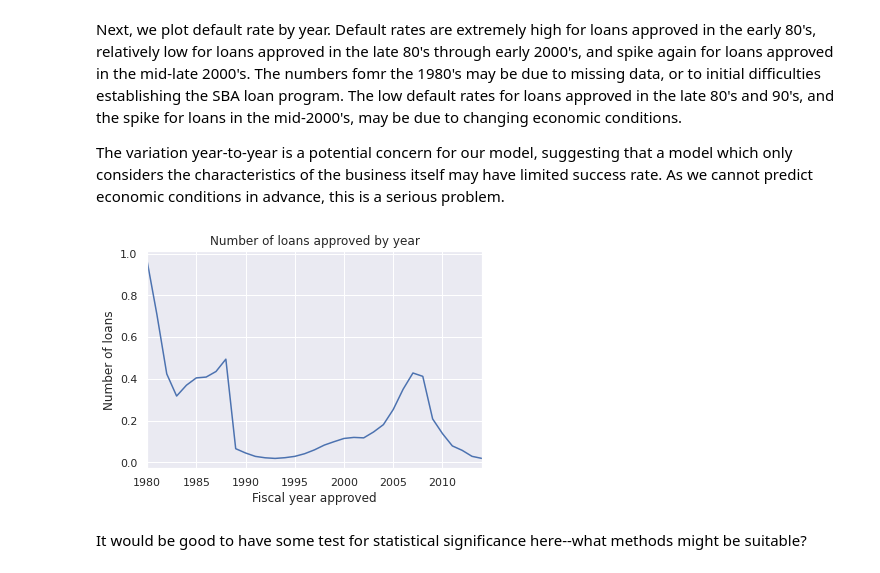
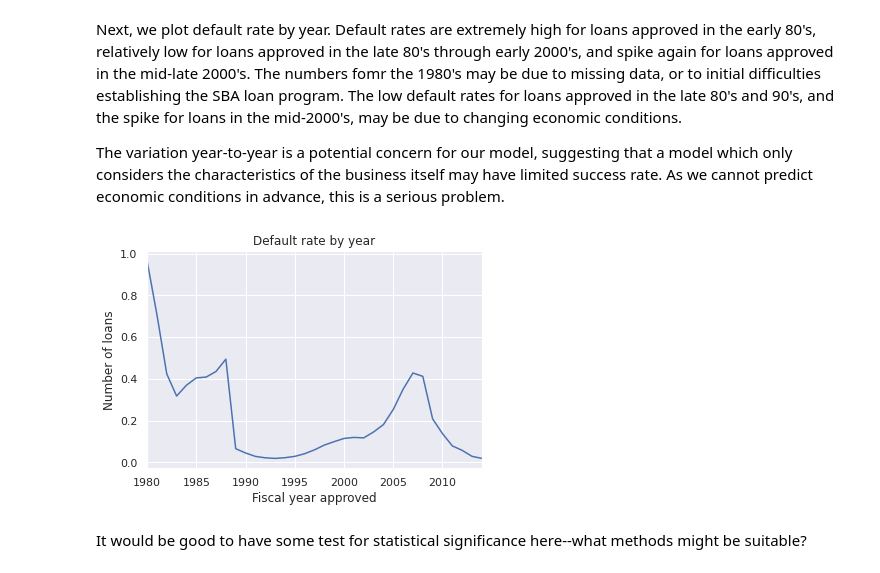
Before and after one commit to rkarpman/SpringboardCapstone2, a Jupyter notebook: Notebooks/4-capstone-EDA.ipynb, the cells around one changed output. Cells and saved outputs as stored; diff of their text form; code cells hidden in the pictures.

Commit message:
Corrected title of last chart

```diff
--- a/Notebooks/4-capstone-EDA.ipynb
+++ b/Notebooks/4-capstone-EDA.ipynb
@@ -443,13 +443,13 @@ The variation year-to-year is a potential concern for our model, suggesting that
 # %%
 by_year = df.groupby('ApprovalFY')['Default'].mean()
 ## Plot default rates by year. We see that there is a large spike for loans approved in mid-80's,
 ## and another large one for laons approved in the late 2000's.
 by_year.plot(ylabel = 'Proportion of loans defaulted')
-plt.title('Number of loans approved by year')
+plt.title('Default rate by year')
 plt.xlabel('Fiscal year approved')
 plt.ylabel('Number of loans')
 plt.show()
 # %% [output]
-[figure, old version]
+[figure, new version]
 # %% [markdown]
 It would be good to have some test for statistical significance here--what methods might be suitable?
```
